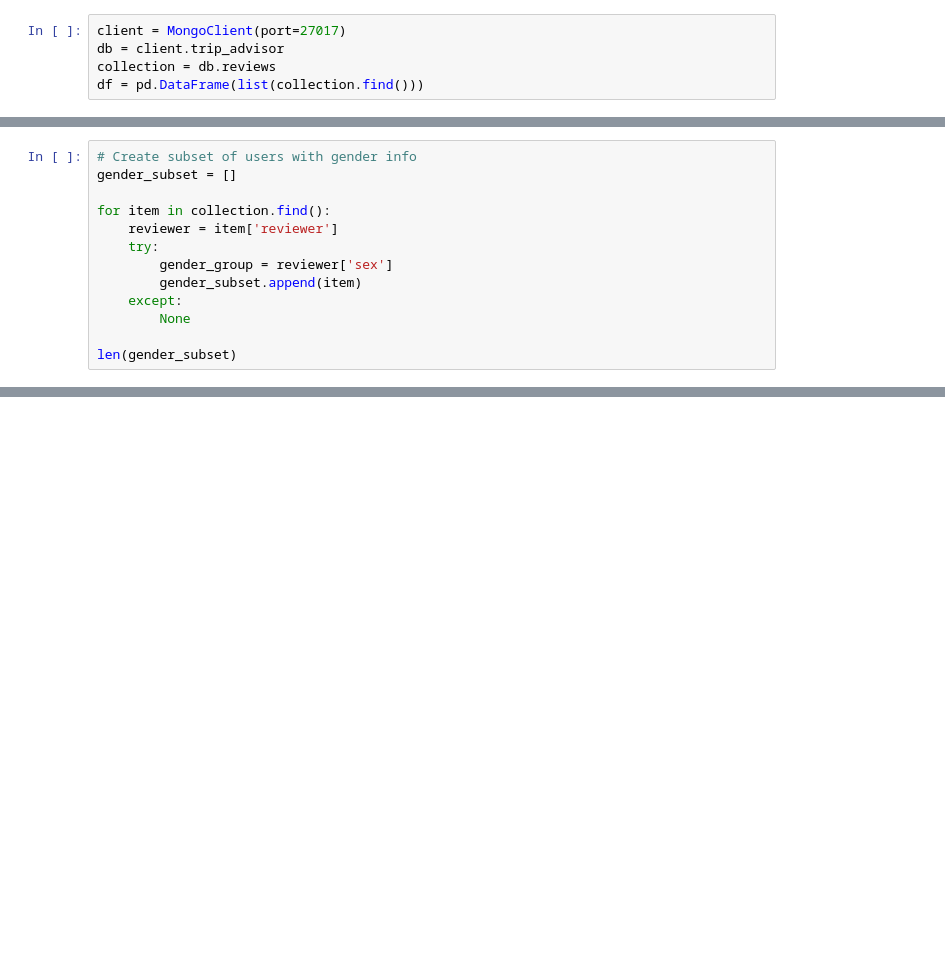
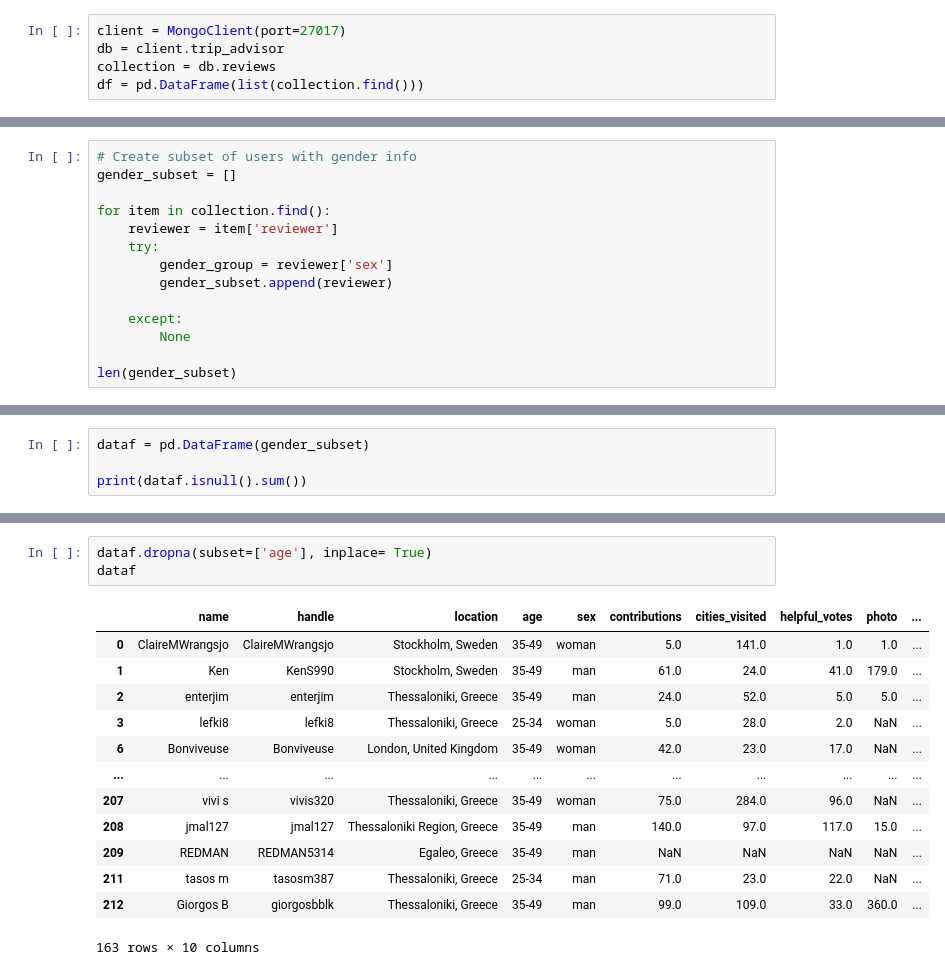
Before and after one commit to MnAppsNet/Web-Scraping-Tutorial, a Jupyter notebook: User_Profiling.ipynb, the cells around one changed output, grey strips where cells are left out. Drawn from its saved outputs; the diff is of its cells as text; blank space fills up the shorter version.

Commit message:
Preprocessing textual data
Preprocessing textual data

```diff
--- a/User_Profiling.ipynb
+++ b/User_Profiling.ipynb
@@ -41,7 +62,8 @@ for item in collection.find():
     reviewer = item['reviewer']
     try:
         gender_group = reviewer['sex']
-        gender_subset.append(item)
+        gender_subset.append(reviewer)
+
     except:
         None
 
@@ -50,0 +144,4 @@ len(gender_subset)
+# %%
+dataf = pd.DataFrame(gender_subset)
+
+print(dataf.isnull().sum())
@@ -50,0 +160,17 @@ len(gender_subset)
+# %%
+dataf.dropna(subset=['age'], inplace= True)
+dataf
+# %% [output]
+|  | name | handle | location | age | sex | contributions | cities_visited | helpful_votes | photo | ... |
+| 0 | ClaireMWrangsjo | ClaireMWrangsjo | Stockholm, Sweden | 35-49 | woman | 5.0 | 141.0 | 1.0 | 1.0 | ... |
+| 1 | Ken | KenS990 | Stockholm, Sweden | 35-49 | man | 61.0 | 24.0 | 41.0 | 179.0 | ... |
+| 2 | enterjim | enterjim | Thessaloniki, Greece | 35-49 | man | 24.0 | 52.0 | 5.0 | 5.0 | ... |
+| 3 | lefki8 | lefki8 | Thessaloniki, Greece | 25-34 | woman | 5.0 | 28.0 | 2.0 | NaN | ... |
+| 6 | Bonviveuse | Bonviveuse | London, United Kingdom | 35-49 | woman | 42.0 | 23.0 | 17.0 | NaN | ... |
+| ... | ... | ... | ... | ... | ... | ... | ... | ... | ... | ... |
+| 207 | vivi s | vivis320 | Thessaloniki, Greece | 35-49 | woman | 75.0 | 284.0 | 96.0 | NaN | ... |
+| 208 | jmal127 | jmal127 | Thessaloniki Region, Greece | 35-49 | man | 140.0 | 97.0 | 117.0 | 15.0 | ... |
+| 209 | REDMAN | REDMAN5314 | Egaleo, Greece | 35-49 | man | NaN | NaN | NaN | NaN | ... |
+| 211 | tasos m | tasosm387 | Thessaloniki, Greece | 25-34 | man | 71.0 | 23.0 | 22.0 | NaN | ... |
+| 212 | Giorgos B | giorgosbblk | Thessaloniki, Greece | 35-49 | man | 99.0 | 109.0 | 33.0 | 360.0 | ... |
+163 rows × 10 columns
```
Also changed, not shown: parts of 13 cells of this notebook.
